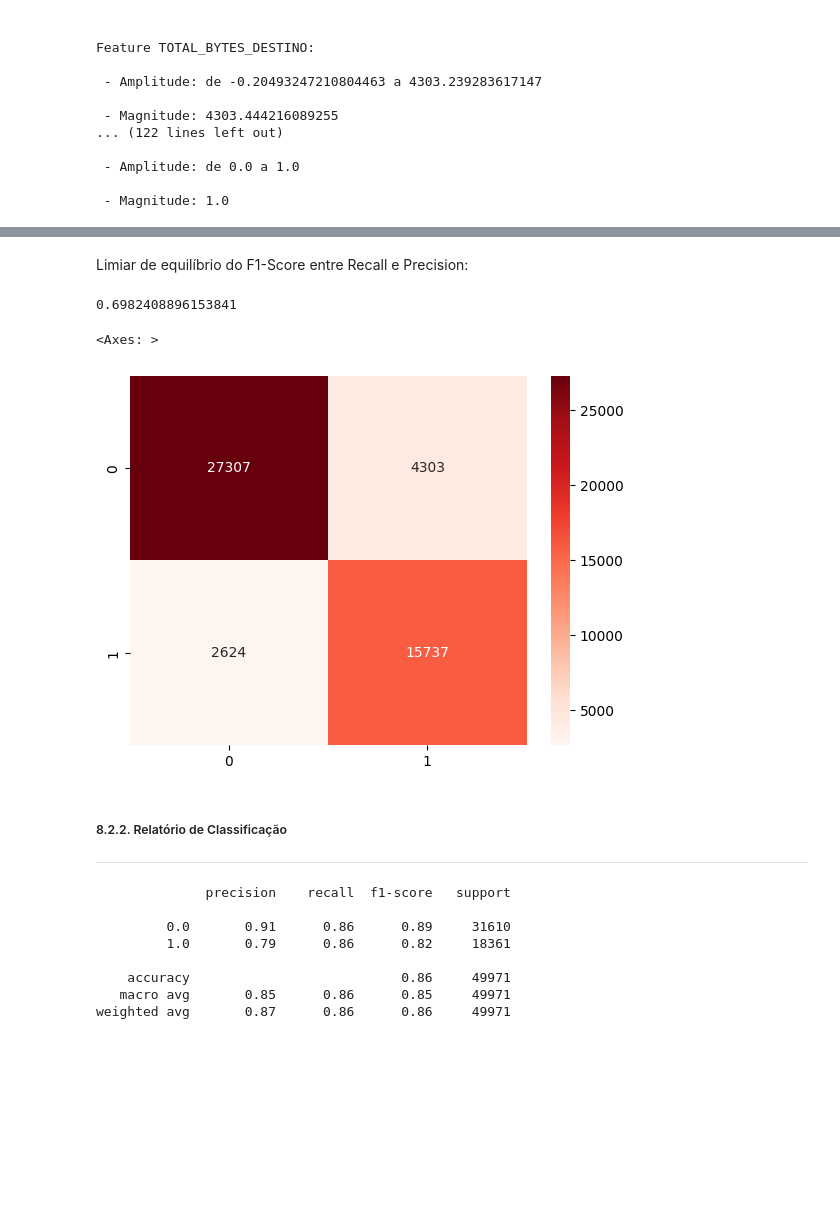
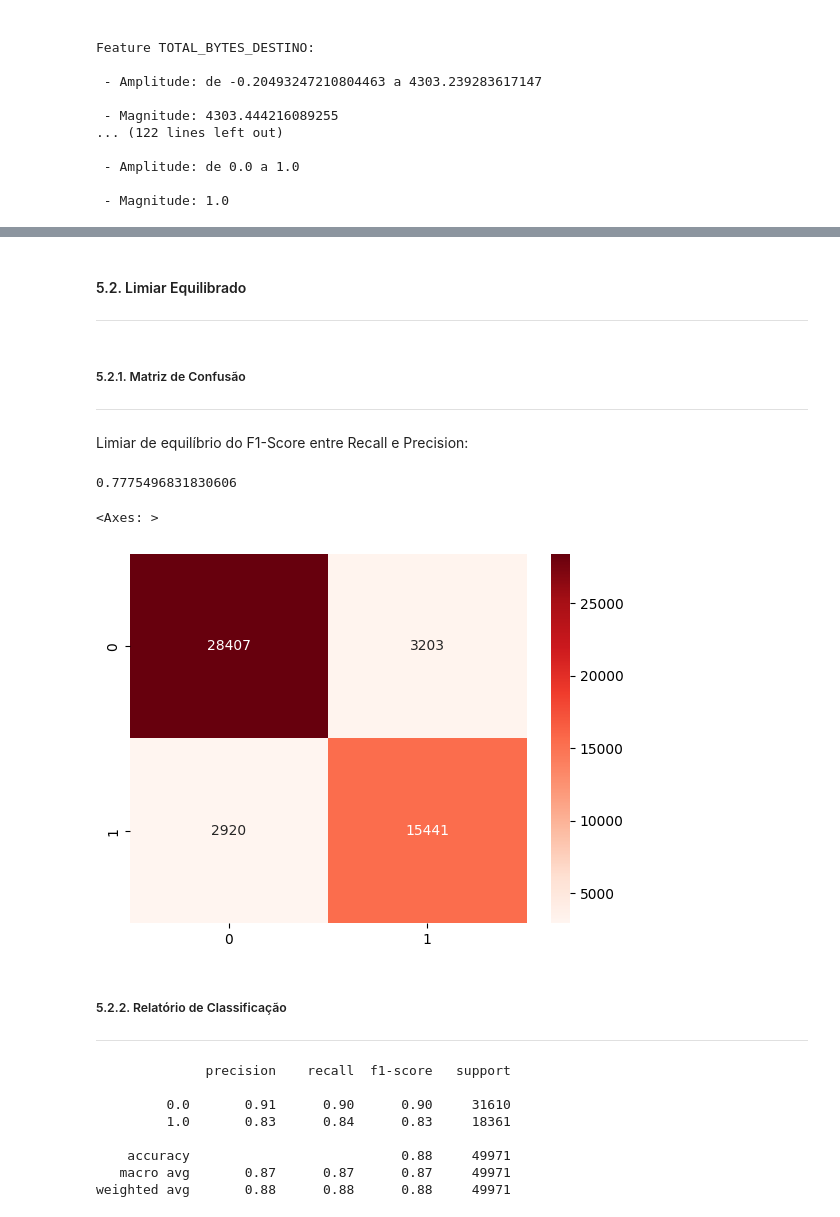
Before and after one commit to rafaeldecastro195/ml-supervisionado-cybersecurity, a Jupyter notebook: src/modelos/mlp/mlp_5c.ipynb, the cells around one changed output, grey strips where cells are left out. Drawn from its saved outputs; the diff is of its cells as text; code cells hidden in the pictures; blank space fills up the shorter version.

Commit message:
Aprimora todos os modelos e implementa stacking_2c

```diff
--- a/src/modelos/mlp/mlp_5c.ipynb
+++ b/src/modelos/mlp/mlp_5c.ipynb
@@ -753,0 +319,15 @@ pm.imprimir_prt(y_teste, y_predicao_probabilistica_2, obj_recall=True, meta_reca
+# %%
+
+mlp_rfe = MLPClassifier(
+    hidden_layer_sizes=(512, 256, 128, 64, 32),
+    max_iter=2000,
+    tol=0.0001,
+    learning_rate_init=0.001,
+    learning_rate='adaptive',
+    alpha=0.001,
+    n_iter_no_change=15,
+    solver="adam",
+    activation='relu',
+    random_state=42,
+    verbose=True
+)
@@ -753,0 +366,2 @@ pm.imprimir_prt(y_teste, y_predicao_probabilistica_2, obj_recall=True, meta_reca
+# %%
+y_predicao_probabilistica = pm.imprimir_desempenho(mlp_rfe.predict_proba, X_teste_reduzido_df)[:, 1]
@@ -754,7 +473,13 @@ pm.imprimir_prt(y_teste, y_predicao_probabilistica_2, obj_recall=True, meta_reca
+# %% [markdown]
+#### 5.2. Limiar Equilibrado
+---
+# %% [markdown]
+##### 5.2.1. Matriz de Confusão
+---
 # %% [markdown]
 Limiar de equilíbrio do F1-Score entre Recall e Precision:
 # %%
-_, limiar_modelo_campeao_rfe, _ = pm.extrair_f1(y_teste, y_predicao_probabilistica_2)
-print(limiar_modelo_campeao_rfe)
+_, limiar_mlp_rfe, _ = pm.extrair_f1(y_teste, y_predicao_probabilistica)
+print(limiar_mlp_rfe)
 # %% [output]
-0.6982408896153841
+0.7775496831830606
@@ -763,22 +486,24 @@ y_predicao_probabilistica_equilibrada_2 = (y_predicao_probabilistica_2 > limiar_
+# %%
+y_predicao_probabilistica_equilibrada = (y_predicao_probabilistica > limiar_mlp_rfe).astype(int)
 # %%
-matriz_confusao_equilibrada_2 = confusion_matrix(y_teste, y_predicao_probabilistica_equilibrada_2)
-sns.heatmap(matriz_confusao_equilibrada_2, annot=True, fmt='d', cmap='Reds')
+matriz_confusao_equilibrada = confusion_matrix(y_teste, y_predicao_probabilistica_equilibrada)
+sns.heatmap(matriz_confusao_equilibrada, annot=True, fmt='d', cmap='Reds')
 # %% [output]
 <Axes: >
-[figure, old version]
+[figure, new version]
 # %% [markdown]
-##### 8.2.2. Relatório de Classificação
+##### 5.2.2. Relatório de Classificação
 ---
 # %%
-relatorio_classificacao_equilibrado_2 = classification_report(y_teste, y_predicao_probabilistica_equilibrada_2)
-print(relatorio_classificacao_equilibrado_2)
+relatorio_classificacao_equilibrado = classification_report(y_teste, y_predicao_probabilistica_equilibrada)
+print(relatorio_classificacao_equilibrado)
 # %% [output]
               precision    recall  f1-score   support
 
-         0.0       0.91      0.86      0.89     31610
-         1.0       0.79      0.86      0.82     18361
+         0.0       0.91      0.90      0.90     31610
+         1.0       0.83      0.84      0.83     18361
 
-    accuracy                           0.86     49971
-   macro avg       0.85      0.86      0.85     49971
-weighted avg       0.87      0.86      0.86     49971
+    accuracy                           0.88     49971
+   macro avg       0.87      0.87      0.87     49971
+weighted avg       0.88      0.88      0.88     49971
 # %% [markdown]
```
Also changed, not shown: parts of 116 cells of this notebook, 9 other files.
